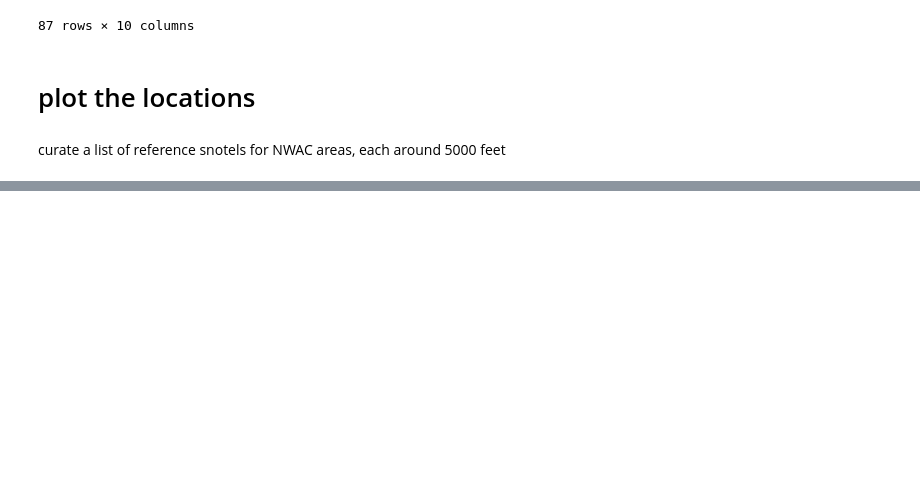
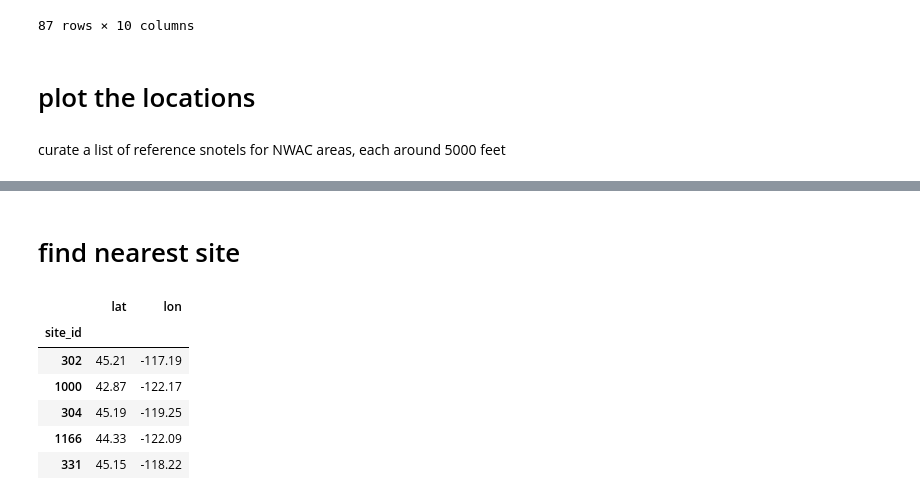
Before and after one commit to baldwint/snotelier, a Jupyter notebook: snotels.ipynb, the cells around one changed output, grey strips where cells are left out. Cells and saved outputs as stored; diff of their text form; code cells hidden in the pictures; blank space fills up the shorter version.

```diff
--- a/snotels.ipynb
+++ b/snotels.ipynb
@@ -166,3 +232,20 @@ reference
 | 599 | East Slopes South - South of I-90... | SNTL | WA | Lost Horse (599) | NaN | 1989-October | 46.36 | -121.08 | 5120 | Yakima | ... |
 # %%
 reference.to_pickle('ref_sites.pickle')
+# %% [markdown]
+# find nearest site
+# %%
+stmt = sa.select([
+        sites_table.c.site_id,
+        sites_table.c.lat,
+        sites_table.c.lon,
+                 ])
+pd.read_sql(stmt, engine).set_index('site_id').head()
+# %% [output]
+|  | lat | lon |
+| site_id |  |  |
+| 302 | 45.21 | -117.19 |
+| 1000 | 42.87 | -122.17 |
+| 304 | 45.19 | -119.25 |
+| 1166 | 44.33 | -122.09 |
+| 331 | 45.15 | -118.22 |
```
Also changed, not shown: parts of 12 cells of this notebook, 2 other files.
